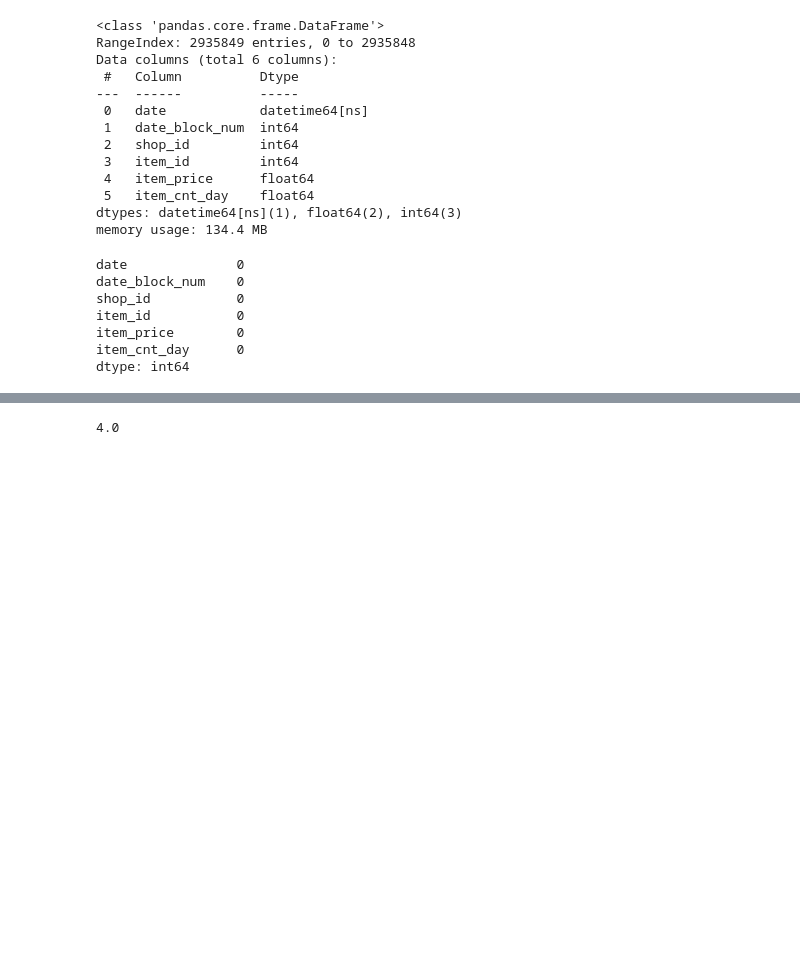
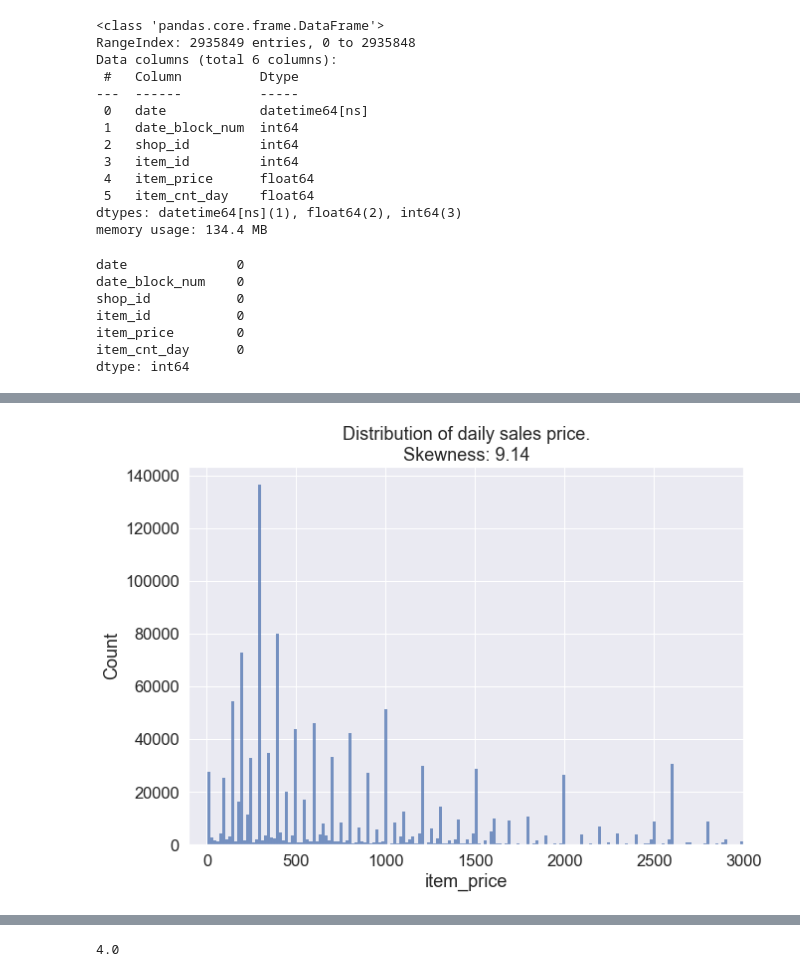
Before and after one commit to mariaKozlovtseva/predict_sales_1C, a Jupyter notebook: predict_sales_1C.ipynb, the cells around one changed output, grey strips where cells are left out. Drawn from its saved outputs; the diff is of its cells as text; code cells hidden in the pictures; blank space fills up the shorter version.

```diff
--- a/predict_sales_1C.ipynb
+++ b/predict_sales_1C.ipynb
@@ -125,0 +459,6 @@ Add feature like **revenue**, which is combination of sales amount and its price
+# %%
+ax = sns.histplot(x=train_df.item_price)
+ax.set_title('Distribution of daily sales price.\nSkewness: {}'.format(str(round(stats.skew(train_df.item_price), 2))))
+ax.set_xlim(-100,3000.);
+# %% [output]
+[figure, added]
```
Also changed, not shown: parts of 220 cells of this notebook.
